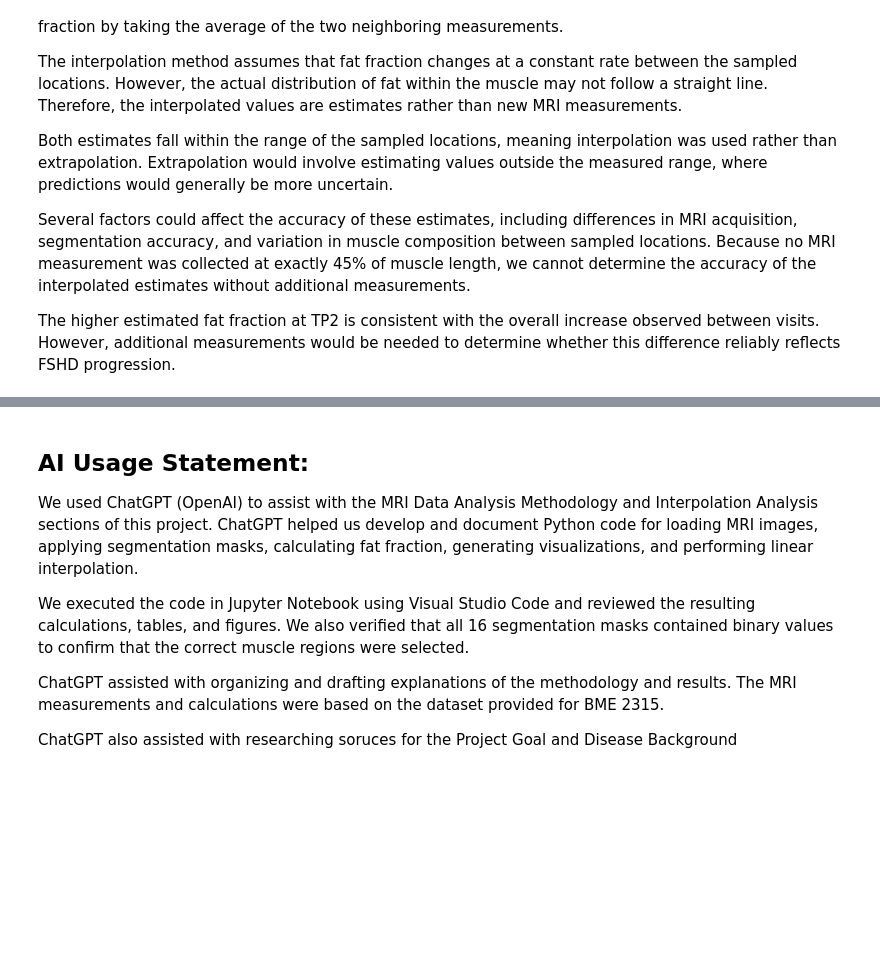
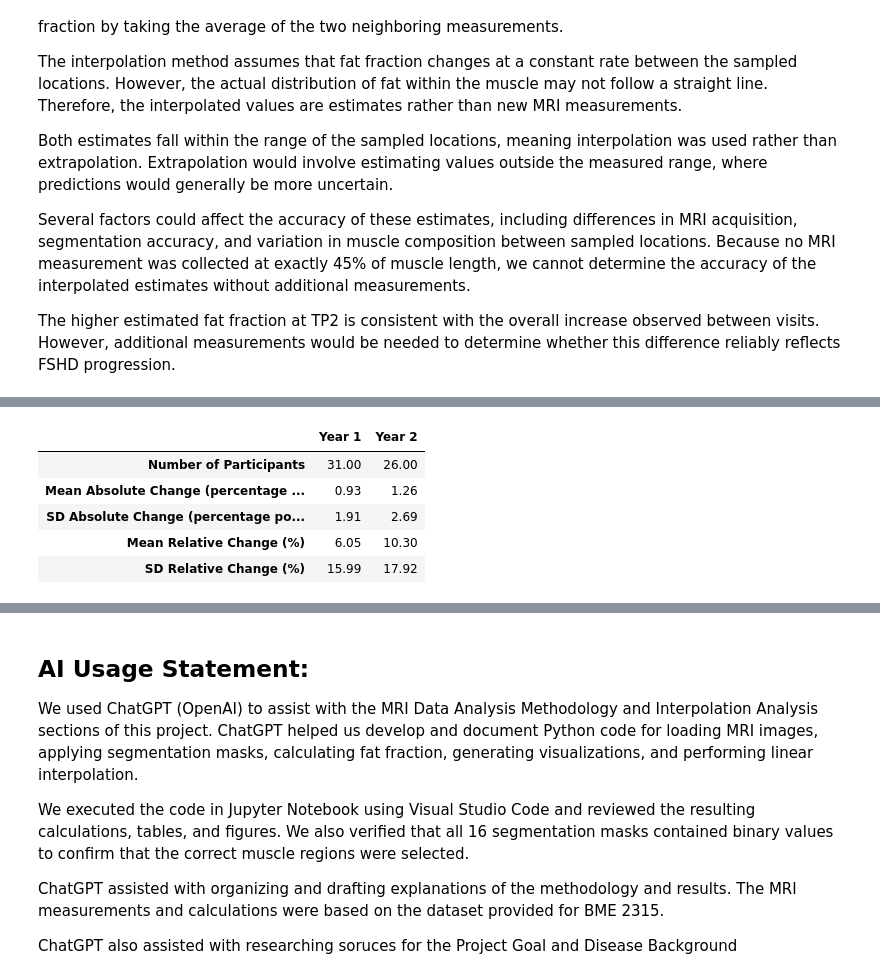
Before and after one commit to tkt6gs/BME2315_Module_2, a Jupyter notebook: FSHD_Module2_Project_Template.ipynb, the cells around one changed output, grey strips where cells are left out. Cells and saved outputs as stored; diff of their text form; code cells hidden in the pictures; blank space fills up the shorter version.

```diff
--- a/FSHD_Module2_Project_Template.ipynb
+++ b/FSHD_Module2_Project_Template.ipynb
@@ -501,0 +683,55 @@ The higher estimated fat fraction at TP2 is consistent with the overall increase
+# %%
+# Calculate changes in MRI fat fraction
+
+ff_interpolated_df["Change_T1"] = (
+    ff_interpolated_df["FF_T1"] - ff_interpolated_df["FF_T0"]
+)
+
+ff_interpolated_df["Change_T2"] = (
+    ff_interpolated_df["FF_T2"] - ff_interpolated_df["FF_T0"]
+)
+
+# Calculate relative percentage changes
+# Avoid dividing by zero when baseline fat fraction is zero
+baseline = ff_interpolated_df["FF_T0"].replace(0, np.nan)
+
+ff_interpolated_df["Percent_Change_T1"] = (
+    ff_interpolated_df["Change_T1"] / baseline * 100
+)
+
+ff_interpolated_df["Percent_Change_T2"] = (
+    ff_interpolated_df["Change_T2"] / baseline * 100
+)
+
+# Summarize changes across participants
+summary = pd.DataFrame({
+    "Year 1": [
+        ff_interpolated_df["Change_T1"].count(),
+        ff_interpolated_df["Change_T1"].mean(),
+        ff_interpolated_df["Change_T1"].std(),
+        ff_interpolated_df["Percent_Change_T1"].mean(),
+        ff_interpolated_df["Percent_Change_T1"].std()
+    ],
+    "Year 2": [
+        ff_interpolated_df["Change_T2"].count(),
+        ff_interpolated_df["Change_T2"].mean(),
+        ff_interpolated_df["Change_T2"].std(),
+        ff_interpolated_df["Percent_Change_T2"].mean(),
+        ff_interpolated_df["Percent_Change_T2"].std()
+    ]
+}, index=[
+    "Number of Participants",
+    "Mean Absolute Change (percentage points)",
+    "SD Absolute Change (percentage points)",
+    "Mean Relative Change (%)",
+    "SD Relative Change (%)"
+])
+
+display(summary.round(2))
+# %% [output]
+|  | Year 1 | Year 2 |
+| Number of Participants | 31.00 | 26.00 |
+| Mean Absolute Change (percentage ... | 0.93 | 1.26 |
+| SD Absolute Change (percentage po... | 1.91 | 2.69 |
+| Mean Relative Change (%) | 6.05 | 10.30 |
+| SD Relative Change (%) | 15.99 | 17.92 |
```
Also changed, not shown: parts of 14 cells of this notebook.
